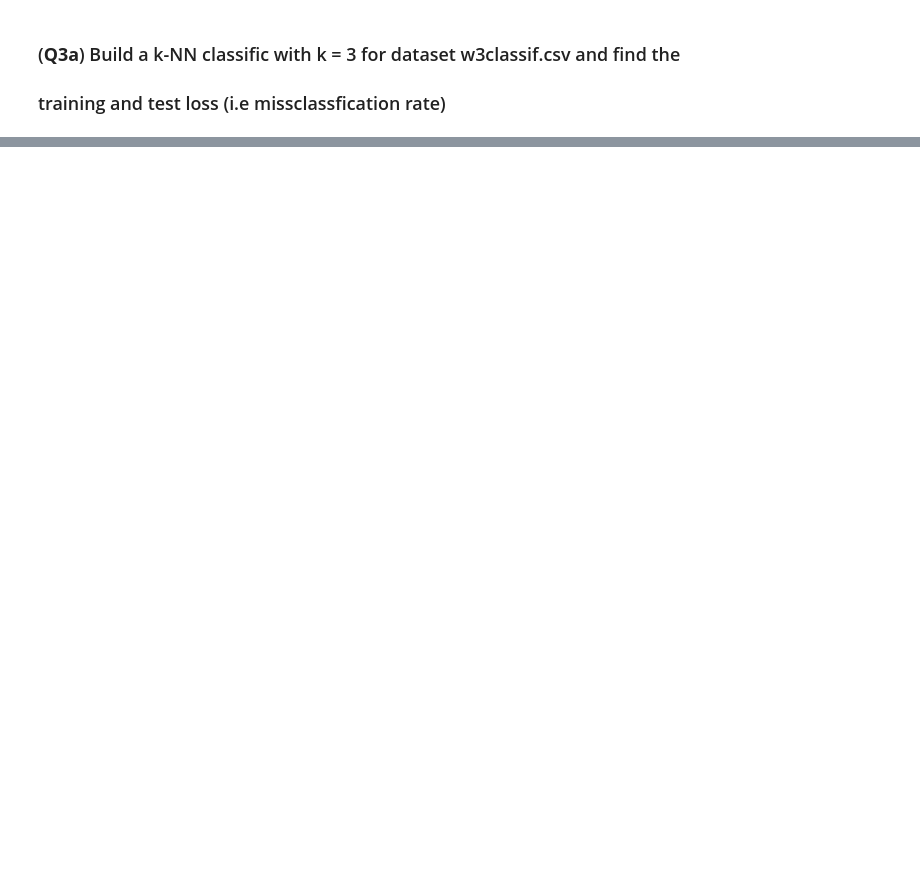
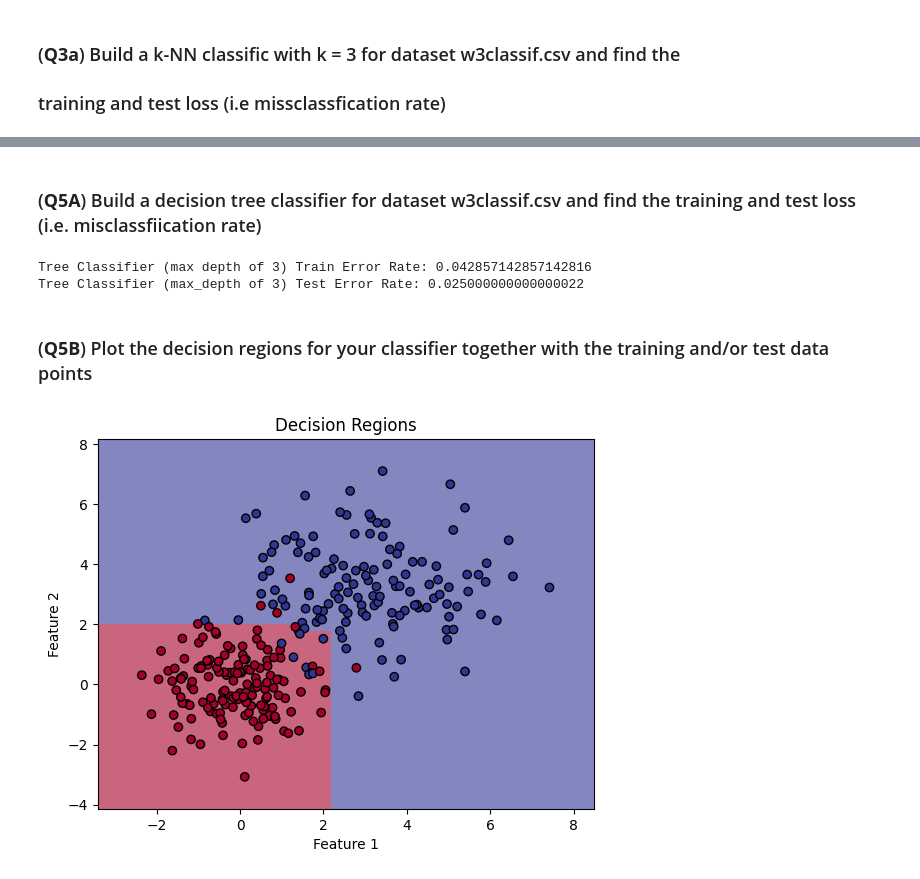
Before and after one commit to johnpioc/COMP4702, a Jupyter notebook: w2-prac.ipynb, the cells around one changed output, grey strips where cells are left out. Saved outputs shown, nothing was run; the diff lists cells and outputs as text; code cells hidden in the pictures; blank space fills up the shorter version.

```diff
--- a/w2-prac.ipynb
+++ b/w2-prac.ipynb
@@ -116,0 +209,4 @@ KNN Classifier (k = 3) Test Loss: 0.99
+# %%
+for k in k_grid:
+    model = build_knn_regressor(regr_x_train, regr_y_train, regr_x_test, regr_y_test, k)
+    plot_regressor(model, regr_x_train, regr_y_train)
@@ -116,0 +229,34 @@ KNN Classifier (k = 3) Test Loss: 0.99
+# %% [markdown]
+### (**Q5A**) Build a decision tree classifier for dataset w3classif.csv and find the training and test loss (i.e. misclassfiication rate)
+# %%
+from sklearn.tree import DecisionTreeClassifier
+
+def build_tree_classifier(x_train, y_train, x_test, y_test, max_depth) -> DecisionTreeClassifier:
+    model = DecisionTreeClassifier(max_depth=max_depth).fit(x_train, y_train)
+
+    y_train_pred = model.predict(x_train)
+    train_error_rate = 1 - accuracy_score(y_train, y_train_pred)
+    print(f"Tree Classifier (max depth of {max_depth}) Train Error Rate: {train_error_rate}")
+
+    y_test_pred = model.predict(x_test)
+    test_error_rate = 1 - accuracy_score(y_test, y_test_pred)
+    print(f"Tree Classifier (max_depth of {max_depth}) Test Error Rate: {test_error_rate}")
+
+    return model
+
+tree_clf = build_tree_classifier(
+    classif_x_train,
+    classif_y_train,
+    classif_x_test,
+    classif_y_test,
+    3
+)
+# %% [output]
+Tree Classifier (max depth of 3) Train Error Rate: 0.042857142857142816
+Tree Classifier (max_depth of 3) Test Error Rate: 0.025000000000000022
+# %% [markdown]
+### (**Q5B**) Plot the decision regions for your classifier together with the training and/or test data points
+# %%
+plot_decision_regions(tree_clf, classif_x_train, classif_x_train, classif_y_train)
+# %% [output]
+[figure, added]
```
Also changed, not shown: parts of 20 cells of this notebook.
